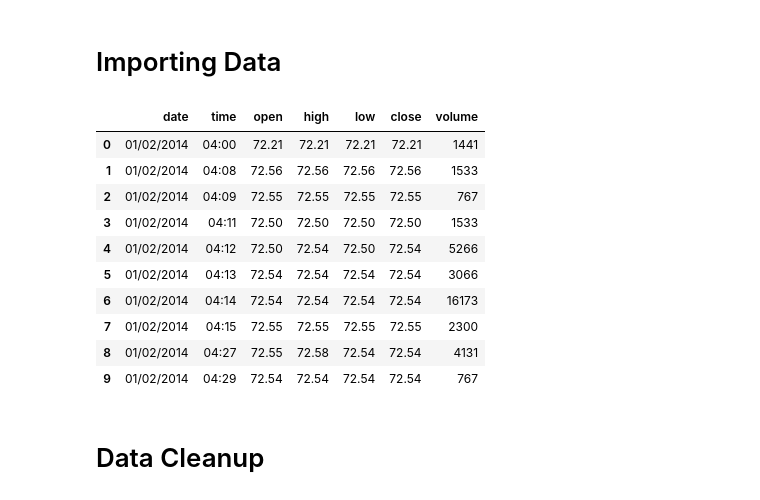
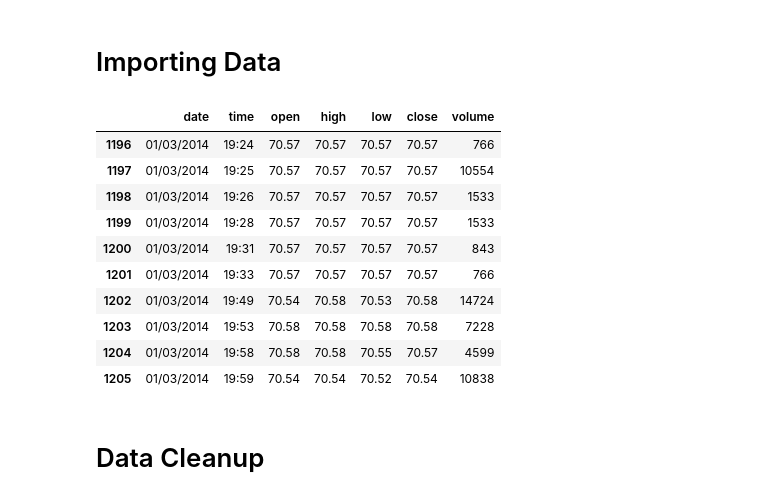
Before and after one commit to GrantStenger/rl-finance, a Jupyter notebook: pre-processing/visualisation_test.ipynb, the cells around one changed output. Saved outputs shown, nothing was run; the diff lists cells and outputs as text; code cells hidden in the pictures.

```diff
--- a/pre-processing/visualisation_test.ipynb
+++ b/pre-processing/visualisation_test.ipynb
@@ -3,23 +3,23 @@
 # %%
 import numpy as np
 import pandas as pd
 import matplotlib.pyplot as plt
 import keras
 
 stock = pd.read_csv("test.csv")
-stock.head(n=10)
+stock.tail(n=10)
 # %% [output]
 |  | date | time | open | high | low | close | volume |
-| 0 | 01/02/2014 | 04:00 | 72.21 | 72.21 | 72.21 | 72.21 | 1441 |
-| 1 | 01/02/2014 | 04:08 | 72.56 | 72.56 | 72.56 | 72.56 | 1533 |
-| 2 | 01/02/2014 | 04:09 | 72.55 | 72.55 | 72.55 | 72.55 | 767 |
-| 3 | 01/02/2014 | 04:11 | 72.50 | 72.50 | 72.50 | 72.50 | 1533 |
-| 4 | 01/02/2014 | 04:12 | 72.50 | 72.54 | 72.50 | 72.54 | 5266 |
-| 5 | 01/02/2014 | 04:13 | 72.54 | 72.54 | 72.54 | 72.54 | 3066 |
-| 6 | 01/02/2014 | 04:14 | 72.54 | 72.54 | 72.54 | 72.54 | 16173 |
-| 7 | 01/02/2014 | 04:15 | 72.55 | 72.55 | 72.55 | 72.55 | 2300 |
-| 8 | 01/02/2014 | 04:27 | 72.55 | 72.58 | 72.54 | 72.54 | 4131 |
-| 9 | 01/02/2014 | 04:29 | 72.54 | 72.54 | 72.54 | 72.54 | 767 |
+| 1196 | 01/03/2014 | 19:24 | 70.57 | 70.57 | 70.57 | 70.57 | 766 |
+| 1197 | 01/03/2014 | 19:25 | 70.57 | 70.57 | 70.57 | 70.57 | 10554 |
+| 1198 | 01/03/2014 | 19:26 | 70.57 | 70.57 | 70.57 | 70.57 | 1533 |
+| 1199 | 01/03/2014 | 19:28 | 70.57 | 70.57 | 70.57 | 70.57 | 1533 |
+| 1200 | 01/03/2014 | 19:31 | 70.57 | 70.57 | 70.57 | 70.57 | 843 |
+| 1201 | 01/03/2014 | 19:33 | 70.57 | 70.57 | 70.57 | 70.57 | 766 |
+| 1202 | 01/03/2014 | 19:49 | 70.54 | 70.58 | 70.53 | 70.58 | 14724 |
+| 1203 | 01/03/2014 | 19:53 | 70.58 | 70.58 | 70.58 | 70.58 | 7228 |
+| 1204 | 01/03/2014 | 19:58 | 70.58 | 70.58 | 70.55 | 70.57 | 4599 |
+| 1205 | 01/03/2014 | 19:59 | 70.54 | 70.54 | 70.52 | 70.54 | 10838 |
 # %% [markdown]
 # Data Cleanup
 # %%
```
Also changed, not shown: parts of 1 cell of this notebook, 1 other file.
